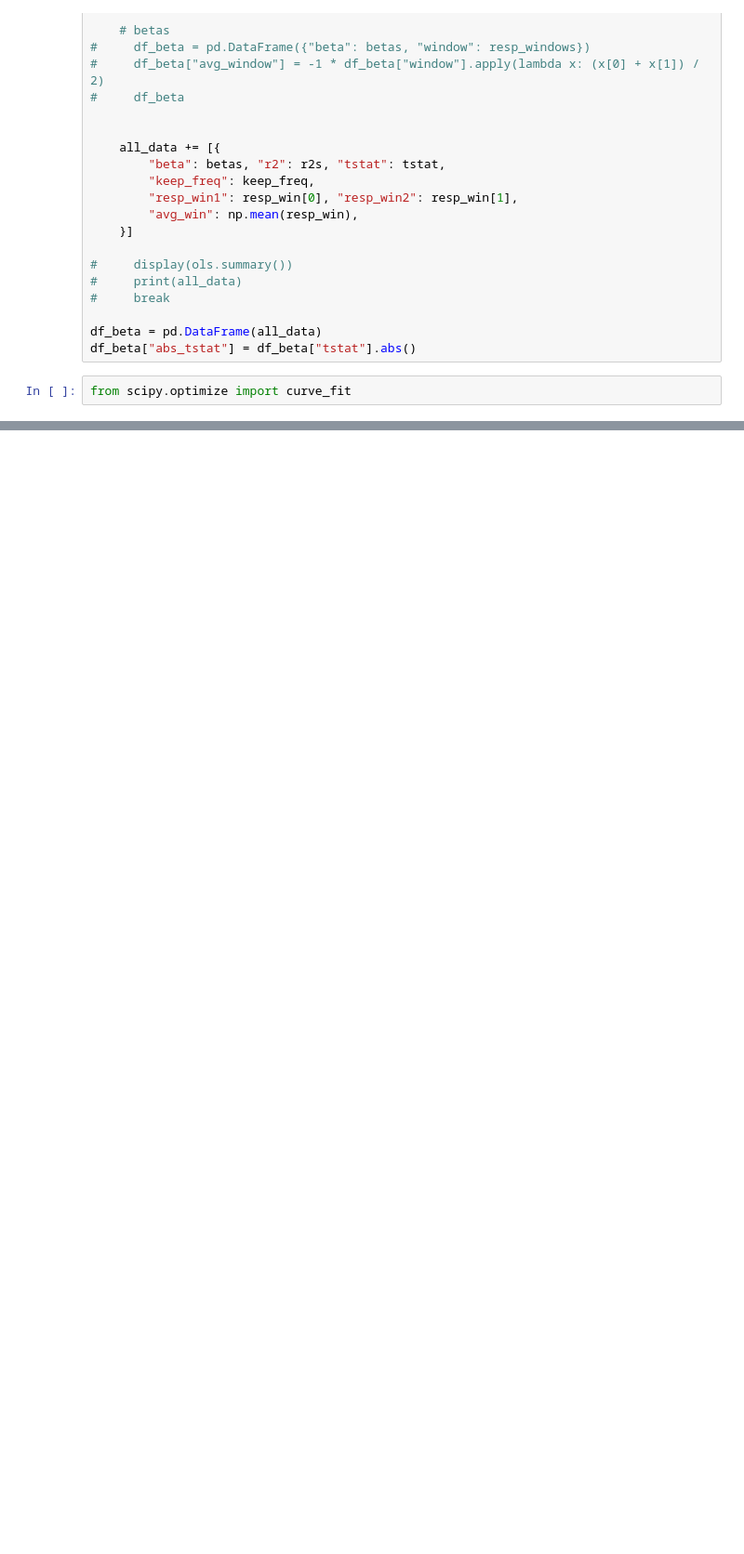
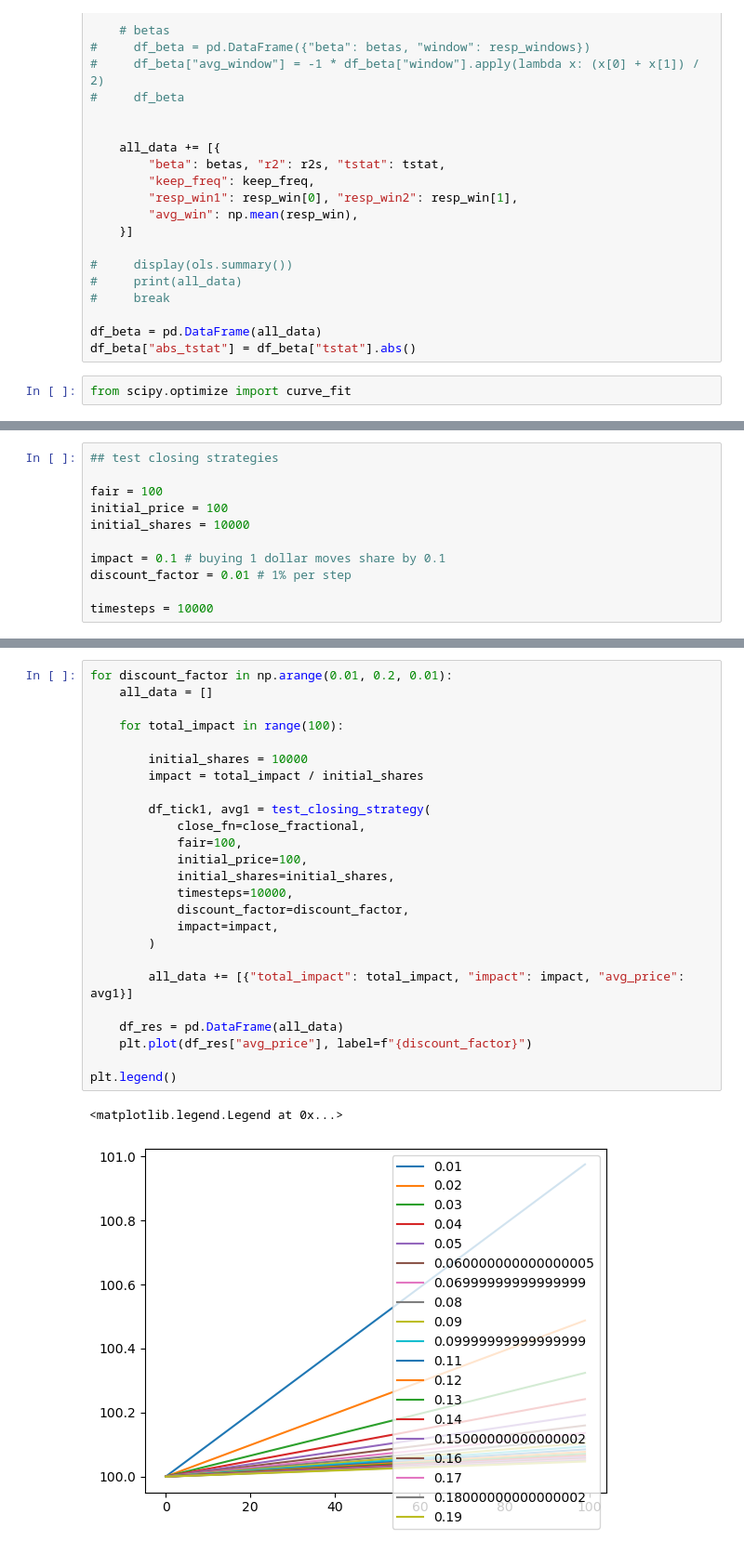
Before and after one commit to rzhan11/MarkData, a Jupyter notebook: nbs/data-gen2.ipynb, the cells around one changed output, grey strips where cells are left out. Shown at 93% size. Cells and saved outputs as stored; diff of their text form; blank space fills up the shorter version.

Commit message:
data

```diff
--- a/nbs/data-gen2.ipynb
+++ b/nbs/data-gen2.ipynb
@@ -327,0 +331,11 @@ abs(popt[0] / popt[1]) / 5
+# %%
+## test closing strategies
+
+fair = 100
+initial_price = 100
+initial_shares = 10000
+
+impact = 0.1 # buying 1 dollar moves share by 0.1
+discount_factor = 0.01 # 1% per step
+
+timesteps = 10000
@@ -327,0 +413,28 @@ abs(popt[0] / popt[1]) / 5
+# %%
+for discount_factor in np.arange(0.01, 0.2, 0.01):
+    all_data = []
+
+    for total_impact in range(100):
+
+        initial_shares = 10000
+        impact = total_impact / initial_shares
+
+        df_tick1, avg1 = test_closing_strategy(
+            close_fn=close_fractional,
+            fair=100,
+            initial_price=100,
+            initial_shares=initial_shares,
+            timesteps=10000,
+            discount_factor=discount_factor,
+            impact=impact,
+        )
+
+        all_data += [{"total_impact": total_impact, "impact": impact, "avg_price": avg1}]
+
+    df_res = pd.DataFrame(all_data)
+    plt.plot(df_res["avg_price"], label=f"{discount_factor}")
+
+plt.legend()
+# %% [output]
+<matplotlib.legend.Legend at 0x...>
+[figure, added]
```
Also changed, not shown: parts of 15 cells of this notebook.
